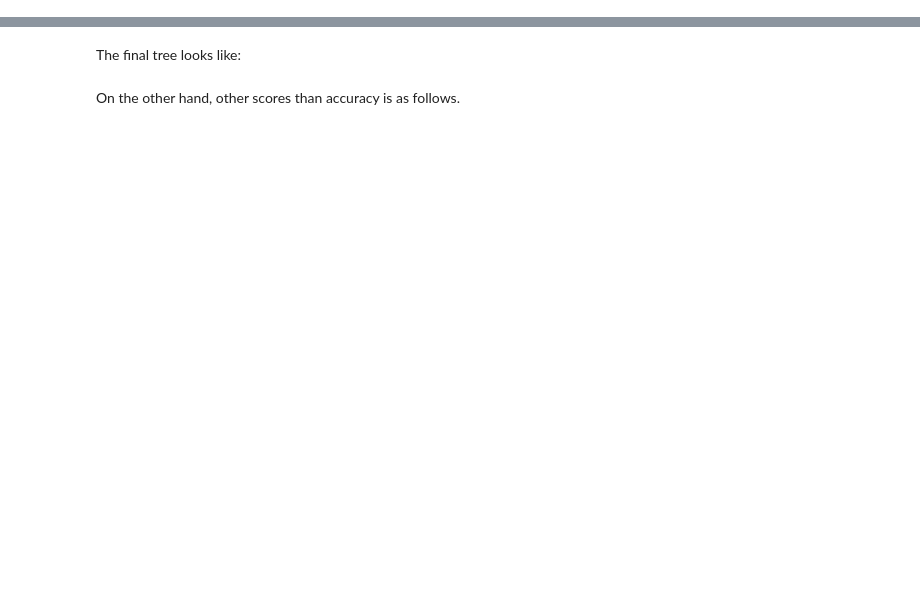
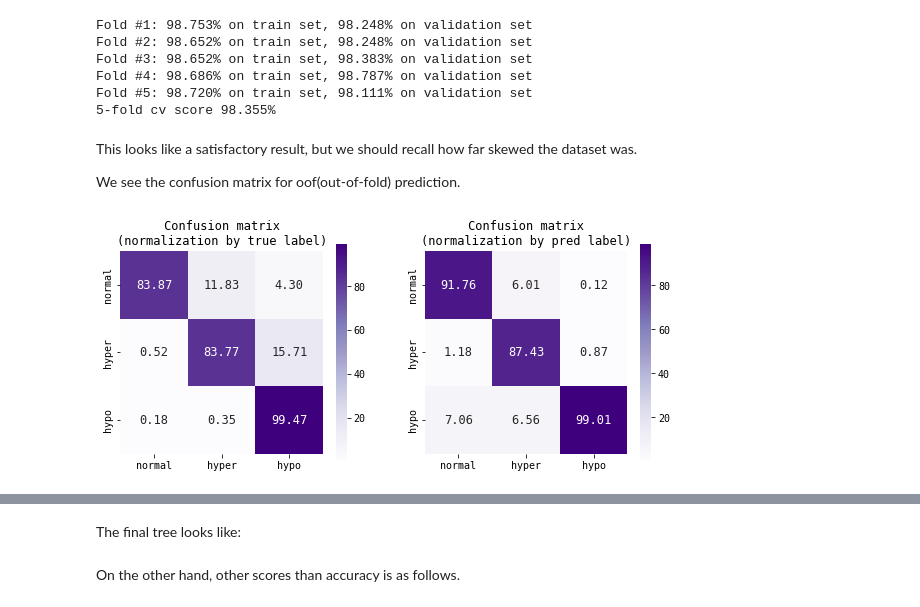
Before and after one commit to sinwall/221117_MLBasic, a Jupyter notebook: byungchang/thyroid_data_analysis_Alpha_to_Omega.ipynb, the cells around one changed output, grey strips where cells are left out. Saved outputs shown, nothing was run; the diff lists cells and outputs as text; code cells hidden in the pictures; blank space fills up the shorter version.

```diff
--- a/byungchang/thyroid_data_analysis_Alpha_to_Omega.ipynb
+++ b/byungchang/thyroid_data_analysis_Alpha_to_Omega.ipynb
@@ -139,0 +300,57 @@ Now I will stick to decision tree. Can we optimize the model?
+# %%
+from sklearn.pipeline import make_pipeline
+from sklearn.preprocessing import PowerTransformer
+from sklearn.metrics import accuracy_score
+from sklearn.model_selection import StratifiedKFold
+from sklearn.linear_model import LogisticRegression
+
+model = make_pipeline(
+    PowerTransformer(),
+    LogisticRegression(
+        random_state=42
+    )
+)
+
+y_oof = np.empty_like(y_train)
+for num, (train_idxs, val_idxs) in enumerate(StratifiedKFold(n_splits=5, shuffle=True, random_state=42).split(X_train, y_train)):
+    X_tr, X_val, y_tr, y_val = X_train.iloc[train_idxs], X_train.iloc[val_idxs], y_train.iloc[train_idxs], y_train.iloc[val_idxs]
+    model.fit(X_tr, y_tr)
+    acc_tr, acc_val = 1e2*accuracy_score(y_tr, model.predict(X_tr)), 1e2*accuracy_score(y_val , model.predict(X_val))
+    print(f'Fold #{num+1}: {acc_tr:.3f}% on train set, {acc_val:.3f}% on validation set')
+    y_oof[val_idxs] = model.predict(X_val)
+print(f'5-fold cv score {1e2*accuracy_score(y_train, y_oof):.3f}%')
+# %% [output]
+Fold #1: 98.753% on train set, 98.248% on validation set
+Fold #2: 98.652% on train set, 98.248% on validation set
+Fold #3: 98.652% on train set, 98.383% on validation set
+Fold #4: 98.686% on train set, 98.787% on validation set
+Fold #5: 98.720% on train set, 98.111% on validation set
+5-fold cv score 98.355%
+# %% [markdown]
+This looks like a satisfactory result, but we should recall how far skewed the dataset was.
+
+We see the confusion matrix for oof(out-of-fold) prediction.
+# %%
+from sklearn.metrics import confusion_matrix
+fig, axs = plt.subplots(ncols=2, figsize=(10, 4))
+
+ax = axs[0]
+sns.heatmap(
+    1e2*confusion_matrix(y_train, y_oof, normalize='true'), fmt='.2f',
+    cmap='Purples', annot=True, annot_kws={'fontsize': 12}, square=True,
+    xticklabels=class_names, yticklabels=class_names, ax=ax
+)
+ax.set_title('Confusion matrix\n(normalization by true label)', fontsize=12)
+
+ax = axs[1]
+sns.heatmap(
+    1e2*confusion_matrix(y_train, y_oof, normalize='pred'), fmt='.2f',
+    cmap='Purples', annot=True, annot_kws={'fontsize': 12}, square=True,
+    xticklabels=class_names, yticklabels=class_names, ax=ax
+)
+ax.set_title('Confusion matrix\n(normalization by pred label)', fontsize=12)
+
+
+plt.show(); plt.close()
+# %% [output]
+[figure, added]
```
Also changed, not shown: parts of 47 cells of this notebook.
